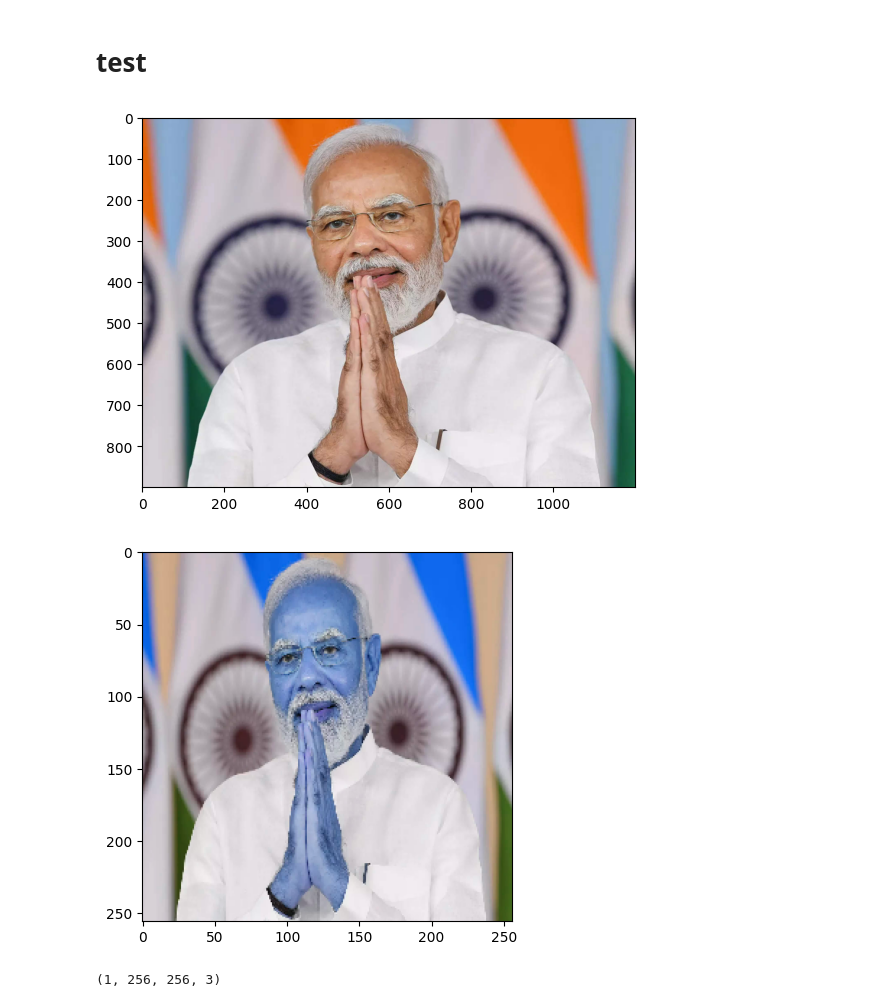
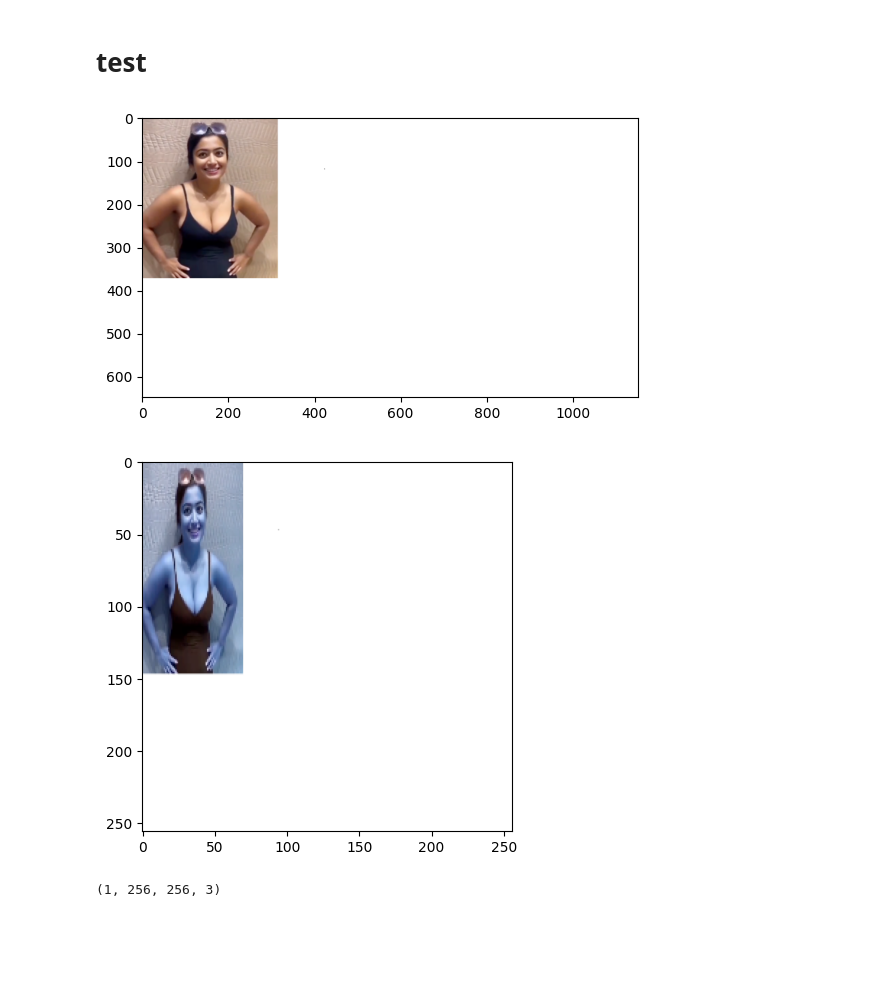
Before and after one commit to Auraoflegend/Deep-Fake-Detection, a Jupyter notebook: Untitled.ipynb, the cells around one changed output. Cells and saved outputs as stored; diff of their text form; code cells hidden in the pictures; blank space fills up the shorter version.

```diff
--- a/Untitled.ipynb
+++ b/Untitled.ipynb
@@ -133,17 +133,17 @@ Precision:97.53086566925049,Recall:78.21782231330872,Accuracy:87.5
 # %% [markdown]
 # test
 # %%
-img = cv2.imread('test/')
+img = cv2.imread('test/test.png')
 plt.imshow(cv2.cvtColor(img,cv2.COLOR_BGR2RGB))
 plt.show()
 # %% [output]
-[figure, old version]
+[figure, new version]
 # %%
 resize = tf.image.resize(img,(256,256))
 plt.imshow(resize.numpy().astype(int))
 plt.show()
 # %% [output]
-[figure, old version]
+[figure, new version]
 # %%
 np.expand_dims(resize,0).shape
 # %% [output]
```
Also changed, not shown: parts of 3 cells of this notebook.
